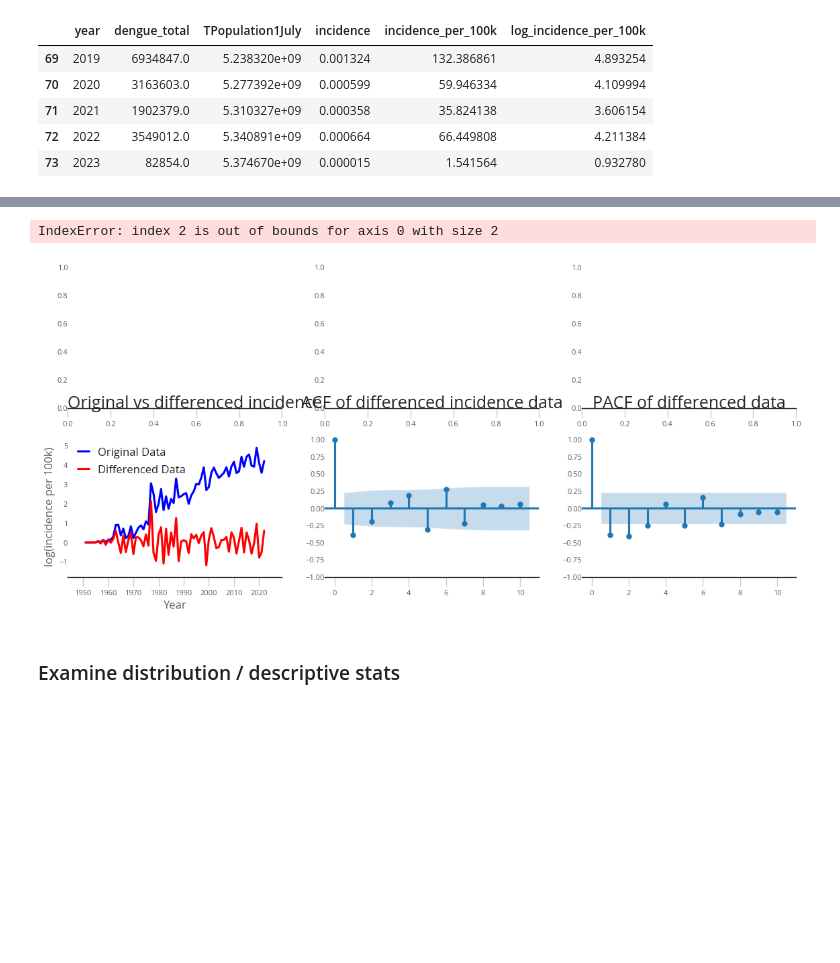
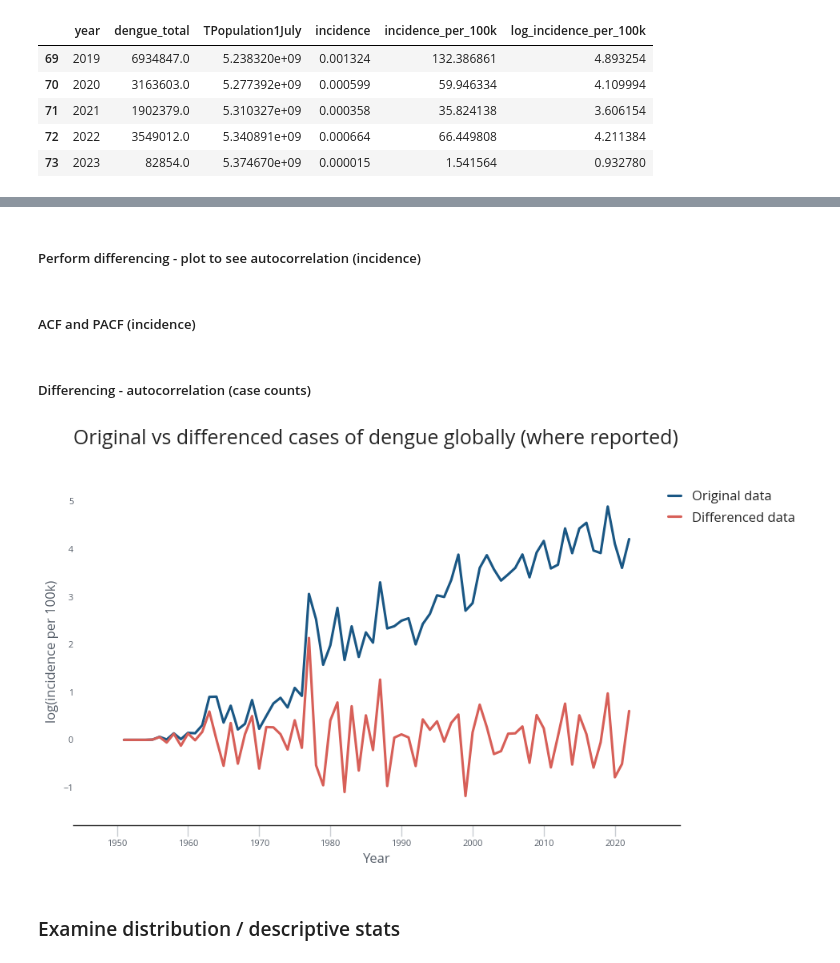
Before and after one commit to haileyrobertson/endemic-factors, a Jupyter notebook: src/ef_opendengue_analysis.ipynb, the cells around one changed output, grey strips where cells are left out. Drawn from its saved outputs; the diff is of its cells as text; code cells hidden in the pictures; blank space fills up the shorter version.

Commit message:
cases

```diff
--- a/src/ef_opendengue_analysis.ipynb
+++ b/src/ef_opendengue_analysis.ipynb
@@ -747,45 +793,26 @@ plt.close()
+# %% [markdown]
+##### Perform differencing - plot to see autocorrelation (incidence)
 # %%
 # Perform differencing (subtract the previous value from the current value)
-global_totals['diff'] = global_totals['log_incidence_per_100k'].diff()
+global_totals['diff_incidence'] = global_totals['log_incidence_per_100k'].diff()
 
 # Remove the first NaN value created by differencing
 global_totals_diff = global_totals.dropna()
 
 # Create a subplot with 2 rows and 2 columns
-fig, ax = plt.subplots(2, 3, figsize=(14, 6))
+fig, ax = plt.subplots(figsize=(10, 6))
 
 # Plot the original and differenced data
-ax[0,0].plot(global_totals_diff['year'][:-1], global_totals_diff['log_incidence_per_100k'][:-1], label='Original Data', color='blue')
-ax[0,0].plot(global_totals_diff['year'][:-1], global_totals_diff['diff'][:-1], label='Differenced Data', color='red')
-ax[0,0].set_xlabel('Year')
-ax[0,0].set_ylabel('log(incidence per 100k)')
-ax[0,0].set_title('Original vs differenced incidence', loc='left')
-ax[0,0].legend()
-
-# Plot the ACF of the differenced data
-plot_acf(global_totals_diff['diff'][:-1], lags=10, ax=ax[0,1])
-ax[0,1].set_title('ACF of differenced incidence data')
-ax[0,1].set_ylim(None, 1.05)
-
-# Display the PACF of the differenced data in a second subplot
-plot_pacf(global_totals_diff['diff'][:-1], lags=10, ax=ax[0,2])
-ax[0,2].set_title('PACF of differenced data')
-ax[0,2].set_ylim(None, 1.05)
-
-# Plot the ACF of the original data
-plot_acf(global_totals_diff['log_incidence_per_100k'][:-1], lags=10, ax=ax[1,1])
-ax[1,1].set_title('ACF of original incidence data')
-ax[1,1].set_ylim(None, 1.05)
-
-# Display the PACF of the original data
-plot_pacf(global_totals_diff['log_incidence_per_100k'][:-1], lags=10, ax=ax[1,2])
-ax[1,2].set_title('PACF of original data')
-ax[1,2].set_ylim(None, 1.05)
-
-
+ax.plot(global_totals_diff['year'][:-1], global_totals_diff['log_incidence_per_100k'][:-1], label='Original data', color=colors[0])
+ax.plot(global_totals_diff['year'][:-1], global_totals_diff['diff_incidence'][:-1], label='Differenced data', color= colors[7])
+ax.set_xlabel('Year')
+ax.set_ylabel('log(incidence per 100k)')
+ax.set_title('Original vs differenced incidence of dengue globally (where reported)', loc='left')
+ax.legend(loc='upper right',bbox_to_anchor=[1.21,1])
 
 plt.tight_layout()
-plt.show()
+filename = f"../output/figures/open_dengue_global_autocorrelation_log_incidence_1950-2022_all_reporting.png"
+plt.savefig(filename, format='png', dpi=300)
+plt.close()
-# %% [output]
-IndexError: index 2 is out of bounds for axis 0 with size 2
-[figure, removed]
+# %% [markdown]
+##### ACF and PACF (incidence)
@@ -792,3 +850,29 @@ IndexError: index 2 is out of bounds for axis 0 with size 2
+# %% [markdown]
+##### Differencing - autocorrelation (case counts)
+# %%
+# Perform differencing (subtract the previous value from the current value)
+global_totals['diff_cases'] = global_totals['log_incidence_per_100k'].diff()
+
+# Remove the first NaN value created by differencing
+global_totals_diff = global_totals.dropna()
+
+# Create a subplot with 2 rows and 2 columns
+fig, ax = plt.subplots(figsize=(10, 6))
+
+# Plot the original and differenced data
+ax.plot(global_totals_diff['year'][:-1], global_totals_diff['log_incidence_per_100k'][:-1], label='Original data', color=colors[0])
+ax.plot(global_totals_diff['year'][:-1], global_totals_diff['diff_cases'][:-1], label='Differenced data', color= colors[7])
+ax.set_xlabel('Year')
+ax.set_ylabel('Cases')
+ax.set_title('Original vs differenced cases of dengue globally (where reported)', loc='left')
+ax.legend(loc='upper right',bbox_to_anchor=[1.21,1])
+
+plt.tight_layout()
+# filename = f"../output/figures/open_dengue_global_autocorrelation_cases_1950-2022_all_reporting.png"
+# plt.savefig(filename, format='png', dpi=300)
+plt.show()
+# %% [output]
+[figure, added]
 # %% [markdown]
 ### Examine distribution / descriptive stats
 # %% [markdown]
```
Also changed, not shown: parts of 5 cells of this notebook, 4 other files.
